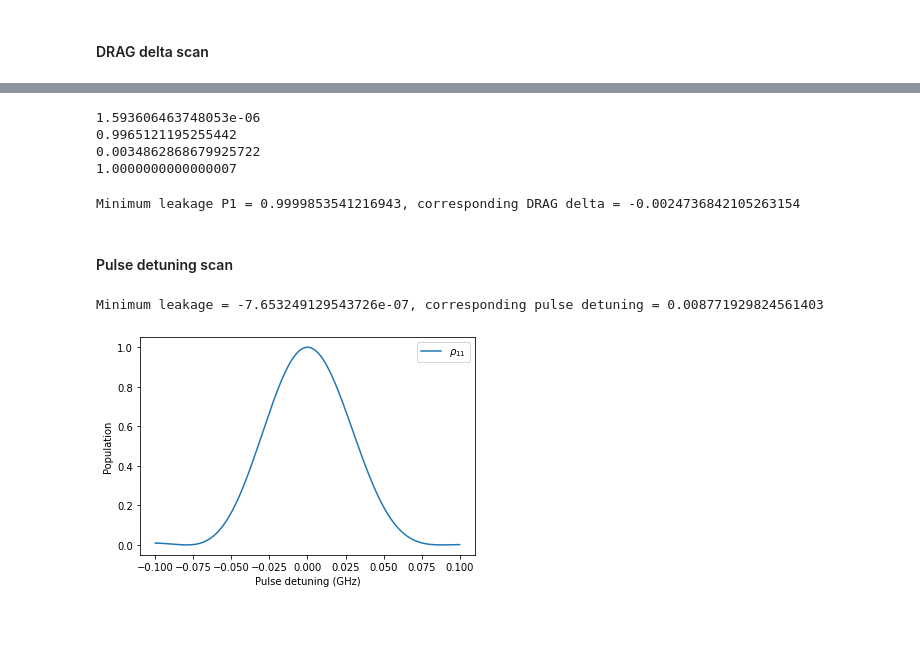
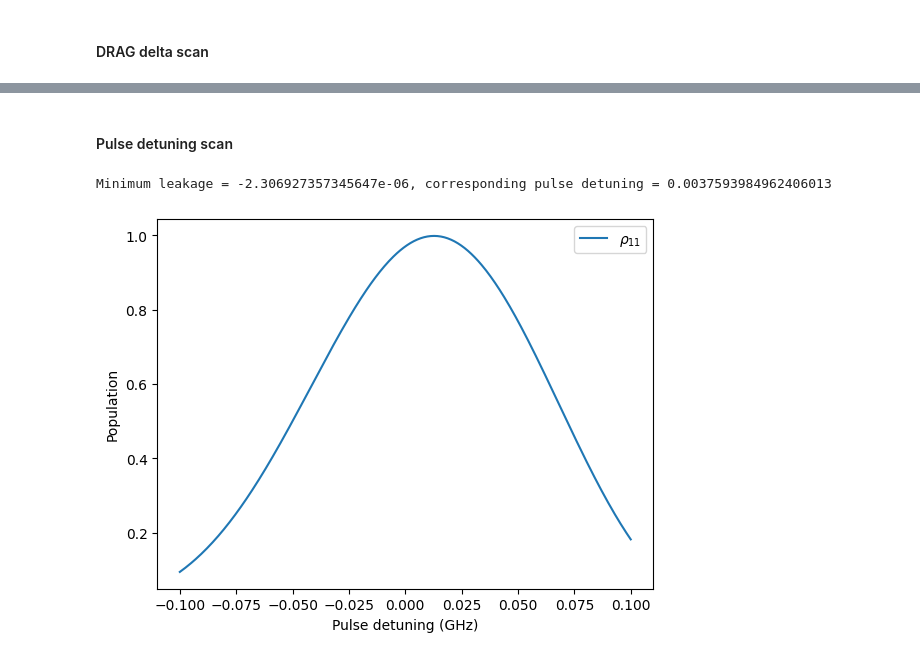
Before and after one commit to RunawayFancy/QuSim, a Jupyter notebook: Tutorial/transmon_tutorial/DRAG.ipynb, the cells around one changed output, grey strips where cells are left out. Cells and saved outputs as stored; diff of their text form; code cells hidden in the pictures; blank space fills up the shorter version.

```diff
--- a/Tutorial/transmon_tutorial/DRAG.ipynb
+++ b/Tutorial/transmon_tutorial/DRAG.ipynb
@@ -214,0 +224,2 @@ pl.plot_pulse_sequence(pulse_sequence, simulation_option)
+# %%
+result_list, angle_list = _system.system_dynamics_mesolve(simulation_option, pulse_sequence)
@@ -227,12 +260,11 @@ for i, scale in enumerate(DRAG_scale_scan):
     result_collection.append(result_list)
 # %%
 p0_max, p1_max, p2_max = [], [], []
-ss = simulation_option["simulation_step"]-1
 
 for k, DRAG_scaling in enumerate(DRAG_scale_scan):
-    p2_max.append(np.max(qs.expect(result_collection[k][0].states, state_2 * qs.dag(state_2))[ss-1:ss]))
-    p1_max.append(np.max(qs.expect(result_collection[k][0].states, state_1 * qs.dag(state_1))[ss-1:ss]))
-    p0_max.append(np.max(qs.expect(result_collection[k][0].states, state_0 * qs.dag(state_0))[ss-1:ss]))
+    p2_max.append(qs.expect(result_collection[k][0].states, state_2 * qs.dag(state_2))[-1])
+    p1_max.append(qs.expect(result_collection[k][0].states, state_1 * qs.dag(state_1))[-1])
+    p0_max.append(qs.expect(result_collection[k][0].states, state_0 * qs.dag(state_0))[-1])
 plt.plot(DRAG_scale_scan, p2_max, label=r'$\rho_{22}$')
 # plt.plot(DRAG_scale_scan, p1_max, label='$\rho_{11}$')
 # plt.plot(DRAG_scale_scan, p0_max, label='$\rho_{00}$')
@@ -248,7 +280,7 @@ Minimum leakage = -9.427842814036197e-09, corresponding DRAG scale = 1.0
 #### DRAG delta scan
 # %%
 # Define the range you want to scan
-DRAG_delta_scan = np.linspace(-0.05,-1e-3, 400)
+DRAG_delta_scan = np.linspace(-0.4,-0.1, 400)
 # Copy your pulse sequence list
 pulse_sequence_scan = list(np.copy(pulse_sequence))
 
@@ -262,9 +294,9 @@ p0_max, p1_max, p2_max = [], [], []
 ss = simulation_option["simulation_step"]-1
 
 for k, DRAG_scaling in enumerate(DRAG_delta_scan):
-    p2_max.append(np.max(qs.expect(result_collection[k][0].states, state_2 * qs.dag(state_2))[ss-1:ss]))
-    p1_max.append(np.max(qs.expect(result_collection[k][0].states, state_1 * qs.dag(state_1))[ss-1:ss]))
-    p0_max.append(np.max(qs.expect(result_collection[k][0].states, state_0 * qs.dag(state_0))[ss-1:ss]))
+    p2_max.append(qs.expect(result_collection[k][0].states, state_2 * qs.dag(state_2))[-1])
+    p1_max.append(qs.expect(result_collection[k][0].states, state_1 * qs.dag(state_1))[-1])
+    p0_max.append(qs.expect(result_collection[k][0].states, state_0 * qs.dag(state_0))[-1])
 plt.plot(DRAG_delta_scan, p2_max, label=r'$\rho_{22}$')
 # plt.plot(DRAG_delta_scan, p1_max, label=r'$\rho_{11}$')
 # plt.plot(DRAG_delta_scan, p0_max, label=r'$\rho_{00}$')
@@ -279,19 +311,3 @@ Minimum leakage = -1.4780533343812574e-06, corresponding DRAG delta = -0.0013684
-# %%
-index_q = 300
-print(p2_max[index_q])
-print(p1_max[index_q])
-print(p0_max[index_q])
-print(p2_max[index_q] + p1_max[index_q] + p0_max[index_q])
-# %% [output]
-1.593606463748053e-06
-0.9965121195255442
-0.0034862868679925722
-1.0000000000000007
-# %%
-min_index = np.argmax(np.array(p1_max))
-print(f"Minimum leakage P1 = {p1_max[min_index]}, corresponding DRAG delta = {DRAG_delta_scan[min_index]}")
-# %% [output]
-Minimum leakage P1 = 0.9999853541216943, corresponding DRAG delta = -0.0024736842105263154
 # %% [markdown]
 #### Pulse detuning scan
 # %%
@@ -308,19 +324,19 @@ for i, detuning in enumerate(pulse_detuning_scan):
 # %%
 p0_max, p1_max, p2_max = [], [], []
 ss = simulation_option["simulation_step"]-1
 
 for k, DRAG_scaling in enumerate(pulse_detuning_scan):
-    p2_max.append(np.max(qs.expect(result_collection[k][0].states, state_2 * qs.dag(state_2))[ss-1:ss]))
-    p1_max.append(np.max(qs.expect(result_collection[k][0].states, state_1 * qs.dag(state_1))[ss-1:ss]))
-    p0_max.append(np.max(qs.expect(result_collection[k][0].states, state_0 * qs.dag(state_0))[ss-1:ss]))
+    p2_max.append(qs.expect(result_collection[k][0].states, state_2 * qs.dag(state_2))[-1])
+    p1_max.append(qs.expect(result_collection[k][0].states, state_1 * qs.dag(state_1))[-1])
+    p0_max.append(qs.expect(result_collection[k][0].states, state_0 * qs.dag(state_0))[-1])
 # plt.plot(pulse_detuning_scan, p2_max, label=r'$\rho_{22}$')
 plt.plot(pulse_detuning_scan, p1_max, label=r'$\rho_{11}$')
 # plt.plot(pulse_detuning_scan, p0_max, label=r'$\rho_{00}$')
 plt.legend()
 plt.xlabel('Pulse detuning (GHz)')
 plt.ylabel('Population')
 min_index = np.argmin(np.array(p2_max))
 print(f"Minimum leakage = {p2_max[min_index]}, corresponding pulse detuning = {pulse_detuning_scan[min_index]}")
 # %% [output]
-Minimum leakage = -7.653249129543726e-07, corresponding pulse detuning = 0.008771929824561403
+Minimum leakage = -2.306927357345647e-06, corresponding pulse detuning = 0.0037593984962406013
-[figure, old version]
+[figure, new version]
```
Also changed, not shown: parts of 10 cells of this notebook, 7 other files.
